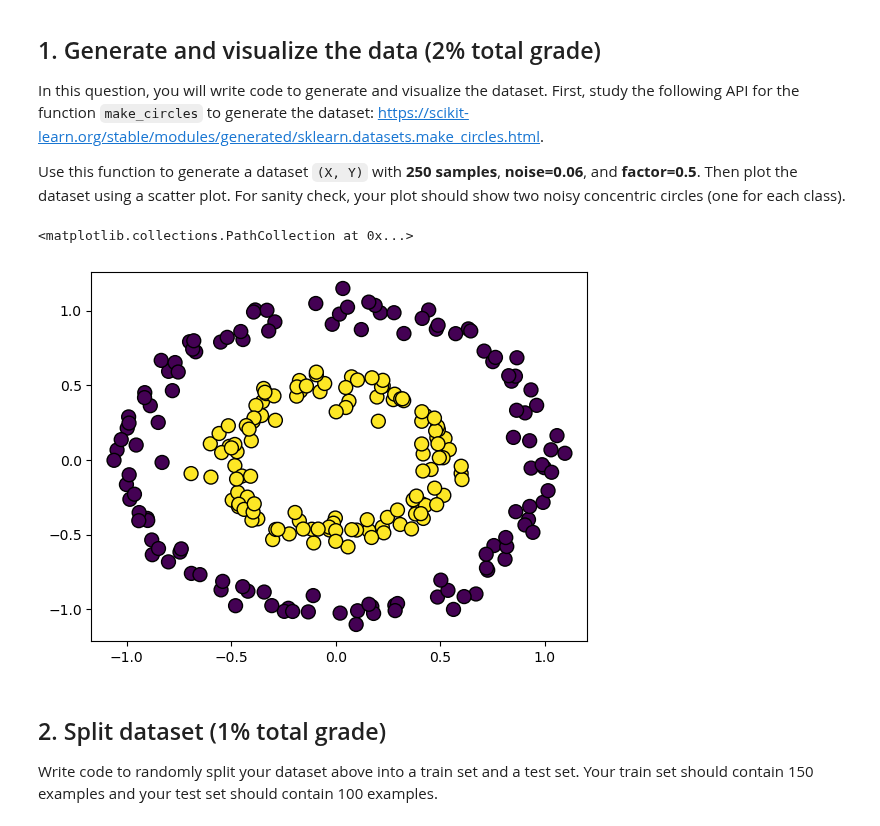
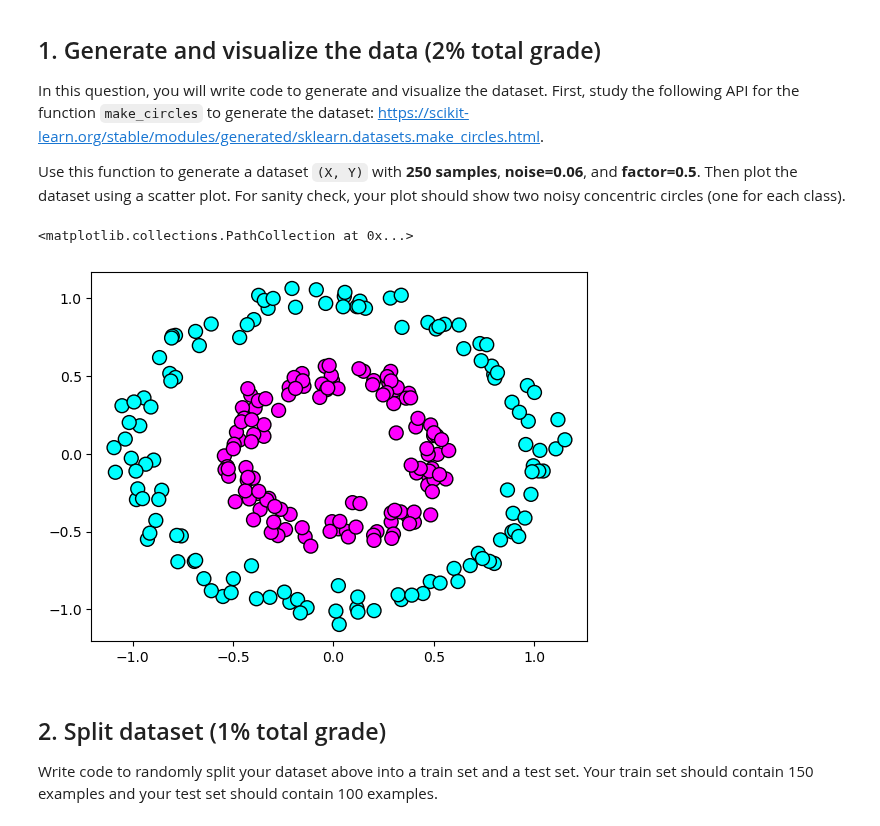
Before and after one commit to michaelcordero/cap-5602-ai, a Jupyter notebook: homework_notebooks/homework4.ipynb, the cells around one changed output. Cells and saved outputs as stored; diff of their text form; code cells hidden in the pictures.

```diff
--- a/homework_notebooks/homework4.ipynb
+++ b/homework_notebooks/homework4.ipynb
@@ -17,14 +17,14 @@ Use this function to generate a dataset `(X, Y)` with **250 samples**, **noise=0
 # %%
 # Write your code here
 from sklearn.datasets import make_circles
 import matplotlib as mpl
 from matplotlib import pyplot as plot
 
 X, Y = make_circles(n_samples=250, noise=0.06, factor=0.5)
-plot.scatter(x=X[:, 0], y=X[:, 1], c=Y, cmap=mpl.colormaps['viridis'], s=100, edgecolors='k' )
+plot.scatter(x=X[:, 0], y=X[:, 1], c=Y, cmap=plot.cm.cool, s=100, edgecolors='k' )
 # %% [output]
 <matplotlib.collections.PathCollection at 0x...>
-[figure, old version]
+[figure, new version]
 # %% [markdown]
 ## 2. Split dataset (1% total grade)
 
```
Also changed, not shown: parts of 4 cells of this notebook.
